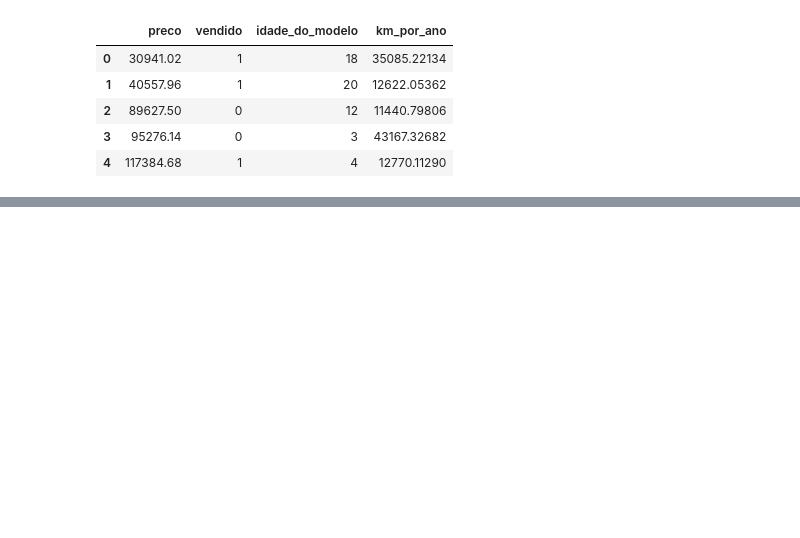
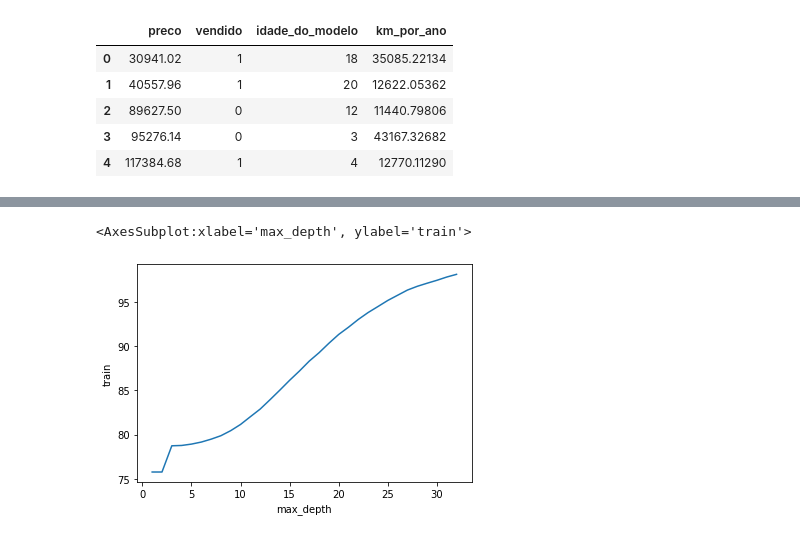
Before and after one commit to Renato-Ribeiroo/Cursos-Python, a Jupyter notebook: Curso Machine Learning/ML_Otimização de modelos atraves de hiperparametros/Otimização dos Modelos de Machine Learning.ipynb, the cells around one changed output, grey strips where cells are left out. Drawn from its saved outputs; the diff is of its cells as text; code cells hidden in the pictures; blank space fills up the shorter version.

```diff
--- a/Curso Machine Learning/ML_Otimização de modelos atraves de hiperparametros/Otimização dos Modelos de Machine Learning.ipynb
+++ b/Curso Machine Learning/ML_Otimização de modelos atraves de hiperparametros/Otimização dos Modelos de Machine Learning.ipynb
@@ -15,0 +267,17 @@ dados.head()
+# %%
+# testando os parâmetros, criando um for para testar vários parâmetros de profundidade, 32 decisões para tomar.
+# imprimindo os dados de treino e teste
+from sklearn.model_selection import GroupKFold
+
+def roda_arvove_de_decisao(max_depth):
+    SEED = 301
+    np.random.seed(SEED)
+
+    cv = GroupKFold(n_splits = 10)
+    modelo = DecisionTreeClassifier(max_depth=max_depth)
+    results = cross_validate(modelo, x_azar, y_azar, cv = cv, groups = dados.modelo, return_train_score=True)
+    print ("Arvore max_depth = %d, treino = %.2f, teste = %.2f" % (max_depth, results['train_score'].mean() *100, results['test_score'].mean() *100))
+
+
+for i in range(1,33):
+    roda_arvove_de_decisao(i)
@@ -15,0 +304,20 @@ dados.head()
+# %%
+#jogando os resultados em uma tabela
+from sklearn.model_selection import GroupKFold
+
+def roda_arvove_de_decisao(max_depth):
+    SEED = 301
+    np.random.seed(SEED)
+
+    cv = GroupKFold(n_splits = 10)
+    modelo = DecisionTreeClassifier(max_depth=max_depth)
+    results = cross_validate(modelo, x_azar, y_azar, cv = cv, groups = dados.modelo, return_train_score=True)
+    train_score = results['train_score'].mean() *100
+    test_score = results['test_score'].mean() *100
+    print ("Arvore max_depth = %d, treino = %.2f, teste = %.2f" % (max_depth, train_score, test_score))
+    tabela = [max_depth, train_score, test_score]
+    return tabela
+
+resutados = [roda_arvove_de_decisao(i) for i in range(1,33)]
+resutados = pd.DataFrame(resutados, columns=["max_depth", "train", "test"])
+resutados.head()
@@ -15,0 +348,8 @@ dados.head()
+# %%
+# Trabalhando a tabela de resultados, plotando as em gráfico
+import seaborn as sns
+
+sns.lineplot(x = "max_depth", y = "train", data= resutados)
+# %% [output]
+<AxesSubplot:xlabel='max_depth', ylabel='train'>
+[figure, added]
```
Also changed, not shown: parts of 30 cells of this notebook.
